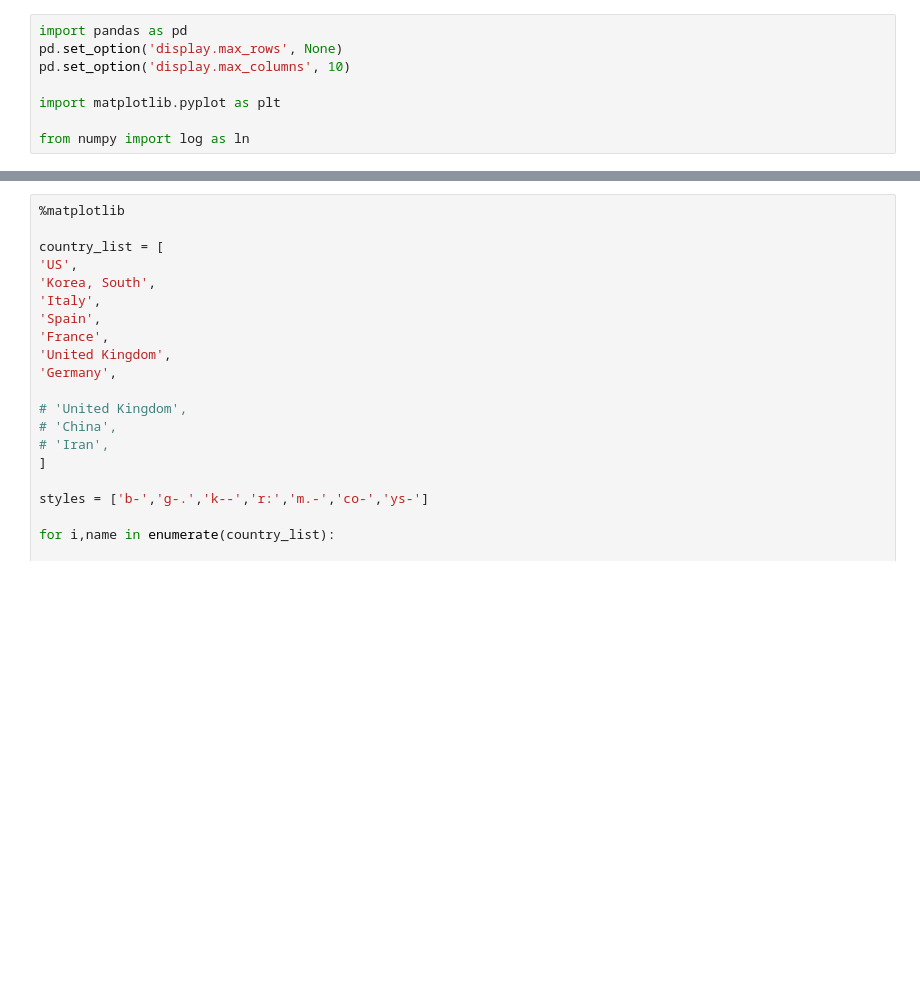
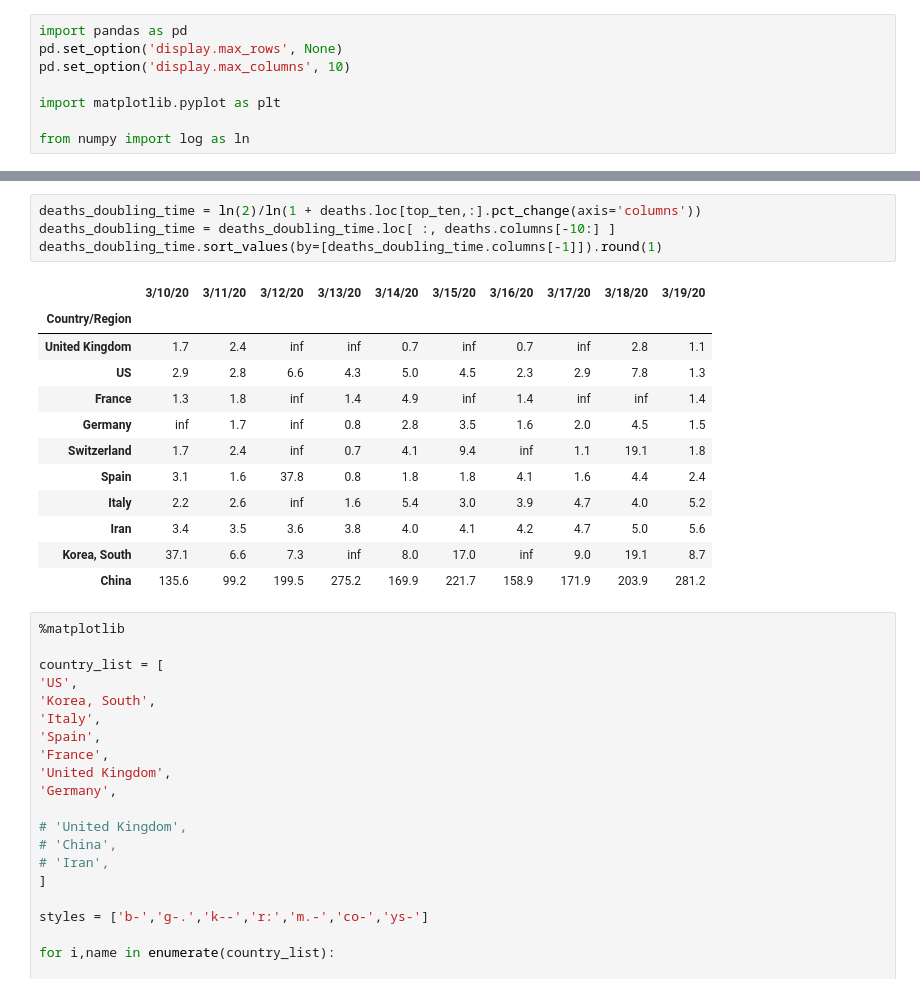
Before and after one commit to caseyjamesdavis/covid19-numbers, a Jupyter notebook: covid 19 numbers v2.ipynb, the cells around one changed output, grey strips where cells are left out. Cells and saved outputs as stored; diff of their text form; blank space fills up the shorter version.

```diff
--- a/covid 19 numbers v2.ipynb
+++ b/covid 19 numbers v2.ipynb
@@ -121,3 +121,20 @@ case_doubling_time.sort_values(by=[case_doubling_time.columns[-1]]).round(1)
+# %%
+deaths_doubling_time = ln(2)/ln(1 + deaths.loc[top_ten,:].pct_change(axis='columns'))
+deaths_doubling_time = deaths_doubling_time.loc[ :, deaths.columns[-10:] ]
+deaths_doubling_time.sort_values(by=[deaths_doubling_time.columns[-1]]).round(1)
+# %% [output]
+|  | 3/10/20 | 3/11/20 | 3/12/20 | 3/13/20 | 3/14/20 | 3/15/20 | 3/16/20 | 3/17/20 | 3/18/20 | 3/19/20 |
+| Country/Region |  |  |  |  |  |  |  |  |  |  |
+| United Kingdom | 1.7 | 2.4 | inf | inf | 0.7 | inf | 0.7 | inf | 2.8 | 1.1 |
+| US | 2.9 | 2.8 | 6.6 | 4.3 | 5.0 | 4.5 | 2.3 | 2.9 | 7.8 | 1.3 |
+| France | 1.3 | 1.8 | inf | 1.4 | 4.9 | inf | 1.4 | inf | inf | 1.4 |
+| Germany | inf | 1.7 | inf | 0.8 | 2.8 | 3.5 | 1.6 | 2.0 | 4.5 | 1.5 |
+| Switzerland | 1.7 | 2.4 | inf | 0.7 | 4.1 | 9.4 | inf | 1.1 | 19.1 | 1.8 |
+| Spain | 3.1 | 1.6 | 37.8 | 0.8 | 1.8 | 1.8 | 4.1 | 1.6 | 4.4 | 2.4 |
+| Italy | 2.2 | 2.6 | inf | 1.6 | 5.4 | 3.0 | 3.9 | 4.7 | 4.0 | 5.2 |
+| Iran | 3.4 | 3.5 | 3.6 | 3.8 | 4.0 | 4.1 | 4.2 | 4.7 | 5.0 | 5.6 |
+| Korea, South | 37.1 | 6.6 | 7.3 | inf | 8.0 | 17.0 | inf | 9.0 | 19.1 | 8.7 |
+| China | 135.6 | 99.2 | 199.5 | 275.2 | 169.9 | 221.7 | 158.9 | 171.9 | 203.9 | 281.2 |
 # %%
 %matplotlib
 
```
Also changed, not shown: parts of 5 cells of this notebook, 3 other files.
